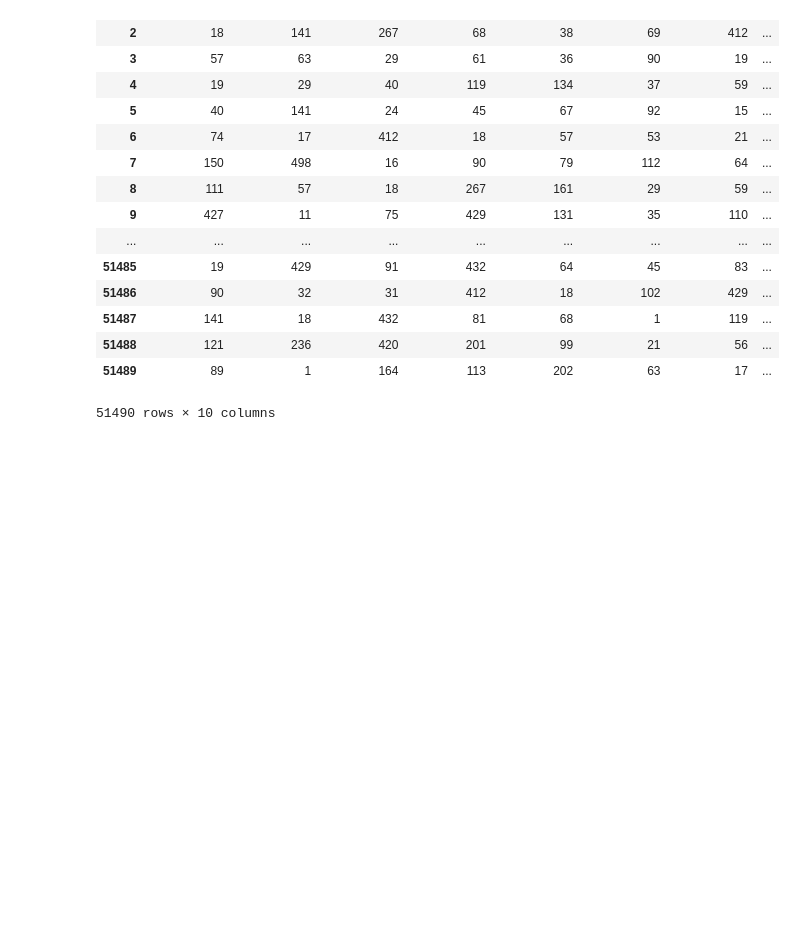
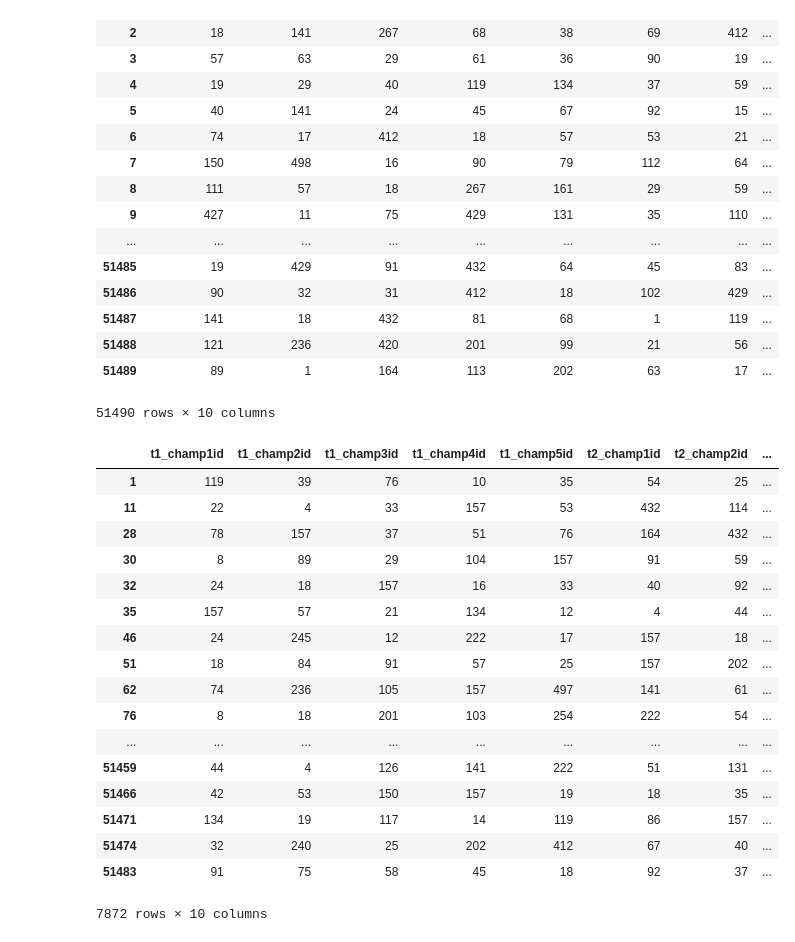
Before and after one commit to Jaepal/data-science-portfolio, a Jupyter notebook: league_of_legends/lol.ipynb, the cells around one changed output. Drawn from its saved outputs; the diff is of its cells as text; code cells hidden in the pictures; blank space fills up the shorter version.

```diff
--- a/league_of_legends/lol.ipynb
+++ b/league_of_legends/lol.ipynb
@@ -74,3 +74,24 @@ picks
 | 51488 | 121 | 236 | 420 | 201 | 99 | 21 | 56 | ... |
 | 51489 | 89 | 1 | 164 | 113 | 202 | 63 | 17 | ... |
 51490 rows × 10 columns
+# %%
+picks.loc[picks[picks.isin([157])].dropna(how='all').index.tolist()]
+# %% [output]
+|  | t1_champ1id | t1_champ2id | t1_champ3id | t1_champ4id | t1_champ5id | t2_champ1id | t2_champ2id | ... |
+| 1 | 119 | 39 | 76 | 10 | 35 | 54 | 25 | ... |
+| 11 | 22 | 4 | 33 | 157 | 53 | 432 | 114 | ... |
+| 28 | 78 | 157 | 37 | 51 | 76 | 164 | 432 | ... |
+| 30 | 8 | 89 | 29 | 104 | 157 | 91 | 59 | ... |
+| 32 | 24 | 18 | 157 | 16 | 33 | 40 | 92 | ... |
+| 35 | 157 | 57 | 21 | 134 | 12 | 4 | 44 | ... |
+| 46 | 24 | 245 | 12 | 222 | 17 | 157 | 18 | ... |
+| 51 | 18 | 84 | 91 | 57 | 25 | 157 | 202 | ... |
+| 62 | 74 | 236 | 105 | 157 | 497 | 141 | 61 | ... |
+| 76 | 8 | 18 | 201 | 103 | 254 | 222 | 54 | ... |
+| ... | ... | ... | ... | ... | ... | ... | ... | ... |
+| 51459 | 44 | 4 | 126 | 141 | 222 | 51 | 131 | ... |
+| 51466 | 42 | 53 | 150 | 157 | 19 | 18 | 35 | ... |
+| 51471 | 134 | 19 | 117 | 14 | 119 | 86 | 157 | ... |
+| 51474 | 32 | 240 | 25 | 202 | 412 | 67 | 40 | ... |
+| 51483 | 91 | 75 | 58 | 45 | 18 | 92 | 37 | ... |
+7872 rows × 10 columns
```
Also changed, not shown: 5 other files.
